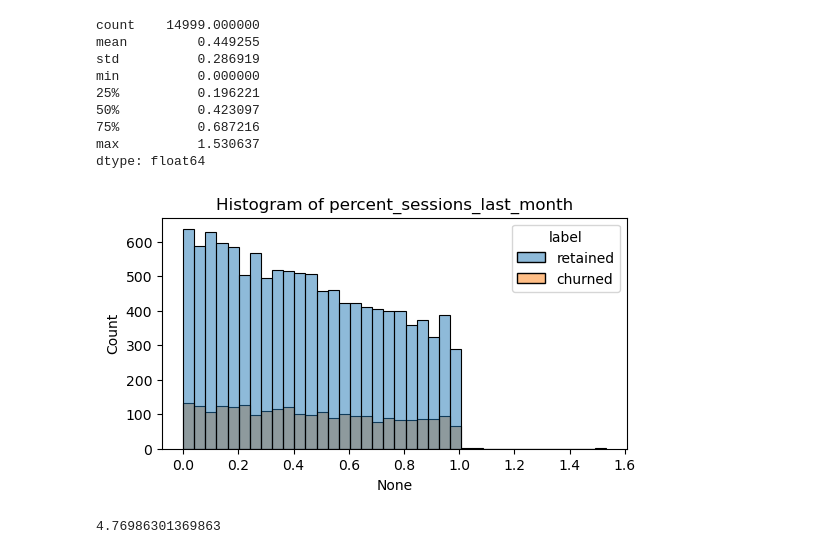
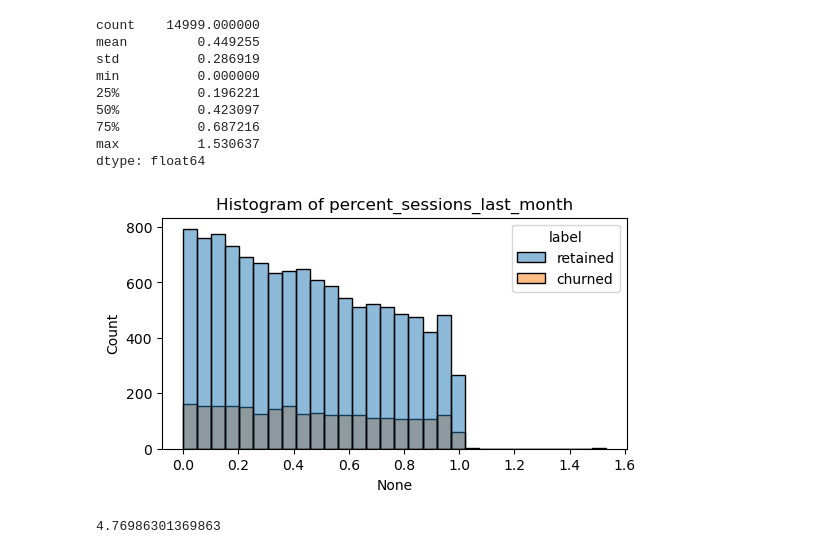
Before and after one commit to fvalerii/Waze, a Jupyter notebook: waze-churn-project.ipynb, the cells around one changed output. Drawn from its saved outputs; the diff is of its cells as text; code cells hidden in the pictures.

```diff
--- a/waze-churn-project.ipynb
+++ b/waze-churn-project.ipynb
@@ -687,11 +688,11 @@ dtype: float64
 # %%
 # Histogram
 plt.figure(figsize=(6,3))
-sns.histplot(x = percent_sessions_last_month, hue=df1['label'], multiple='layer')
+sns.histplot(x = percent_sessions_last_month, hue=df1['label'], bins=30, multiple='layer')
 plt.title('Histogram of percent_sessions_last_month')
 plt.show()
 # %% [output]
-[figure, old version]
+[figure, new version]
 # %%
 # median time since onboarding in years
 df1['n_days_after_onboarding'].median()/365
```
Also changed, not shown: parts of 46 cells of this notebook.
